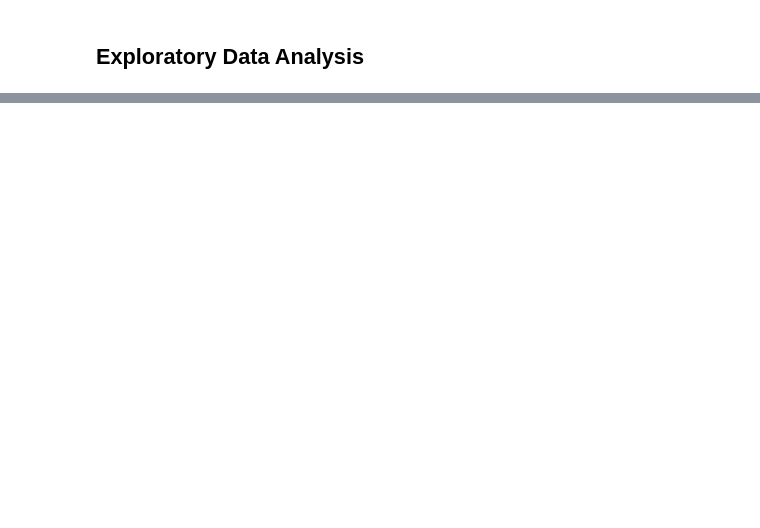
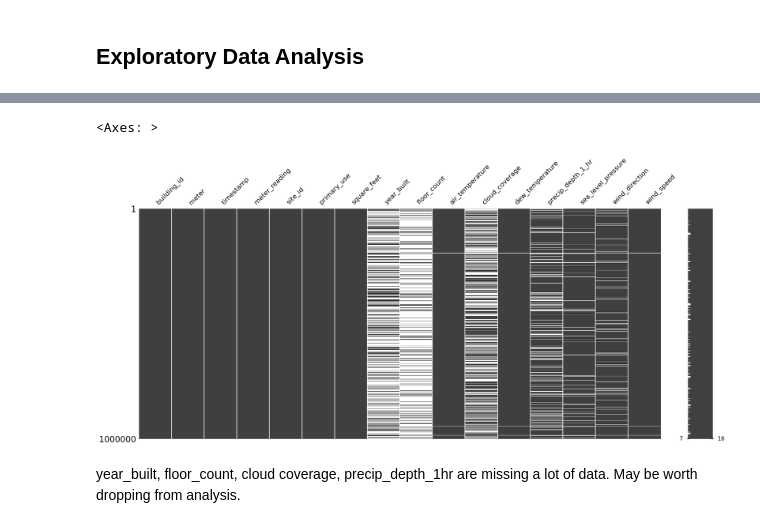
Before and after one commit to kalebsofer/energy_prediction, a Jupyter notebook: src/exploration.ipynb, the cells around one changed output, grey strips where cells are left out. Drawn from its saved outputs; the diff is of its cells as text; code cells hidden in the pictures; blank space fills up the shorter version.

```diff
--- a/src/exploration.ipynb
+++ b/src/exploration.ipynb
@@ -78,3 +94,6 @@ def reduce_mem_usage(df, verbose=True):
     end_mem = df.memory_usage().sum() / 1024**2
     if verbose: print('Mem. usage decreased to {:5.2f} Mb ({:.1f}% reduction)'.format(end_mem, 100 * (start_mem - end_mem) / start_mem))
     return df
+# %%
+for key, df in dfs_dict.items():
+    dfs_dict[key] = reduce_mem_usage(df)
@@ -81,2 +106,8 @@ def reduce_mem_usage(df, verbose=True):
+# %%
+train = dfs_dict['train']
+test = dfs_dict['test']
+weather_train = dfs_dict['weather_train']
+weather_test = dfs_dict['weather_test']
+building_metadata = dfs_dict['building_metadata']
 # %%
 train.head()
@@ -95,0 +139,7 @@ building_meta.columns
+# %%
+# merge datasets
+train = train.merge(building_metadata, on='building_id', how='left')
+test = test.merge(building_metadata, on='building_id', how='left')
+
+train = train.merge(weather_train, on=['site_id', 'timestamp'], how='left')
+test = test.merge(weather_test, on=['site_id', 'timestamp'], how='left')
@@ -97,0 +165,3 @@ building_meta.columns
+# %%
+tdfs = train.sample(1000000)
+tdfs.columns
@@ -97,0 +207,8 @@ building_meta.columns
+# %%
+# visualise missing values
+msno.matrix(tdfs)
+# %% [output]
+<Axes: >
+[figure, added]
+# %% [markdown]
+year_built, floor_count, cloud coverage, precip_depth_1hr are missing a lot of data. May be worth dropping from analysis.
```
Also changed, not shown: parts of 34 cells of this notebook, 3 other files.
